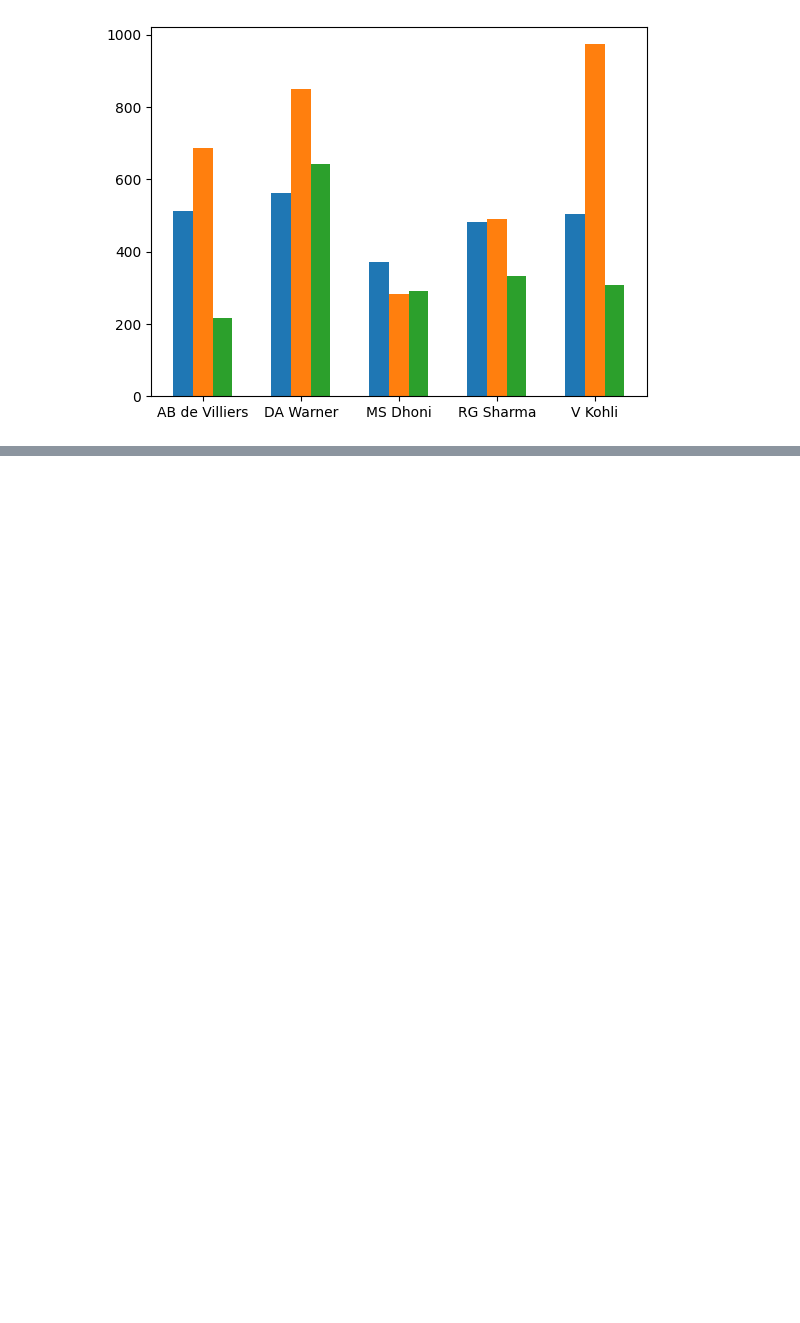
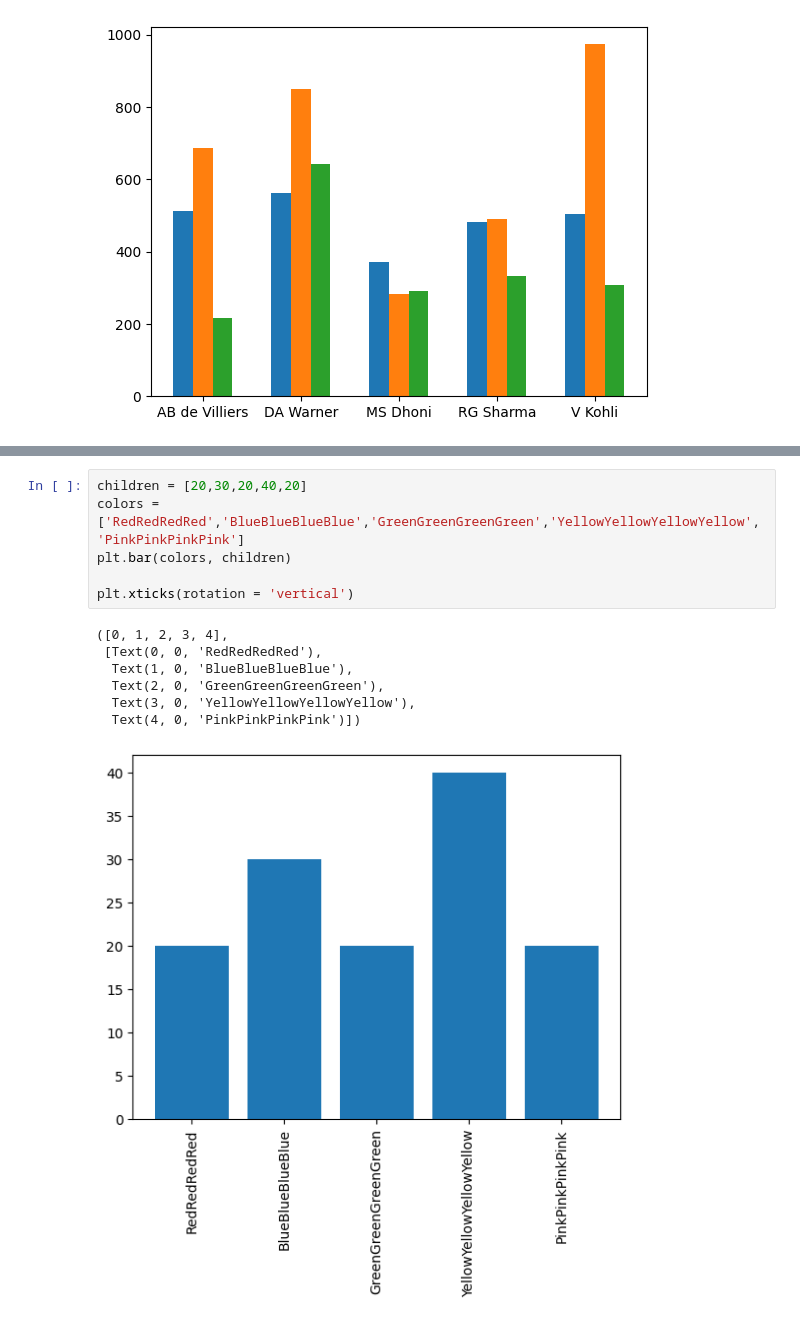
Before and after one commit to hrishavraj89/matplotlib, a Jupyter notebook: matplotlib.ipynb, the cells around one changed output, grey strips where cells are left out. Saved outputs shown, nothing was run; the diff lists cells and outputs as text; blank space fills up the shorter version.

Commit message:
learned about xticks

```diff
--- a/matplotlib.ipynb
+++ b/matplotlib.ipynb
@@ -303,0 +312,14 @@ plt.show()
+# %%
+children = [20,30,20,40,20]
+colors = ['RedRedRedRed','BlueBlueBlueBlue','GreenGreenGreenGreen','YellowYellowYellowYellow','PinkPinkPinkPink']
+plt.bar(colors, children)
+
+plt.xticks(rotation = 'vertical')
+# %% [output]
+([0, 1, 2, 3, 4],
+ [Text(0, 0, 'RedRedRedRed'),
+  Text(1, 0, 'BlueBlueBlueBlue'),
+  Text(2, 0, 'GreenGreenGreenGreen'),
+  Text(3, 0, 'YellowYellowYellowYellow'),
+  Text(4, 0, 'PinkPinkPinkPink')])
+[figure, added]
```
Also changed, not shown: parts of 1 cell of this notebook.
